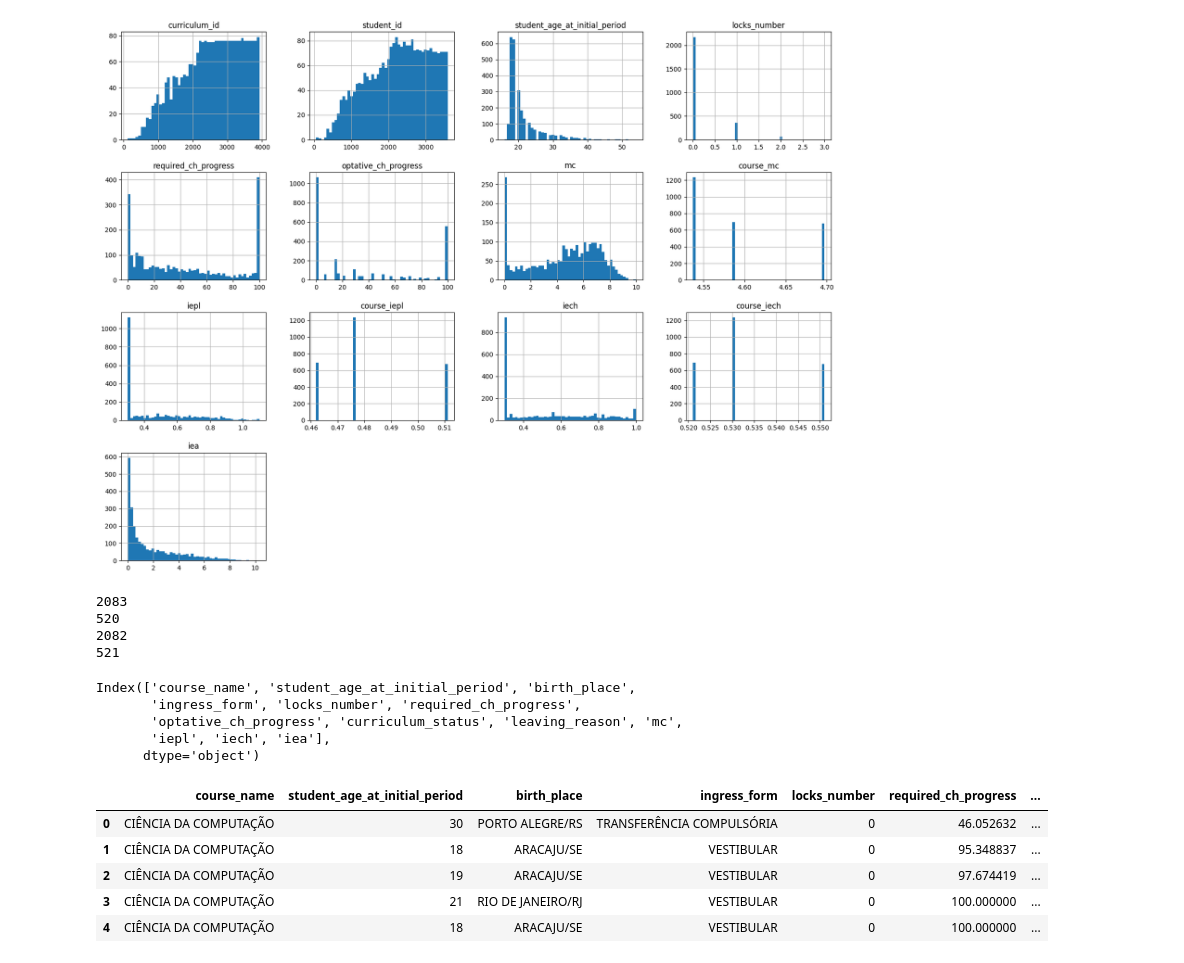
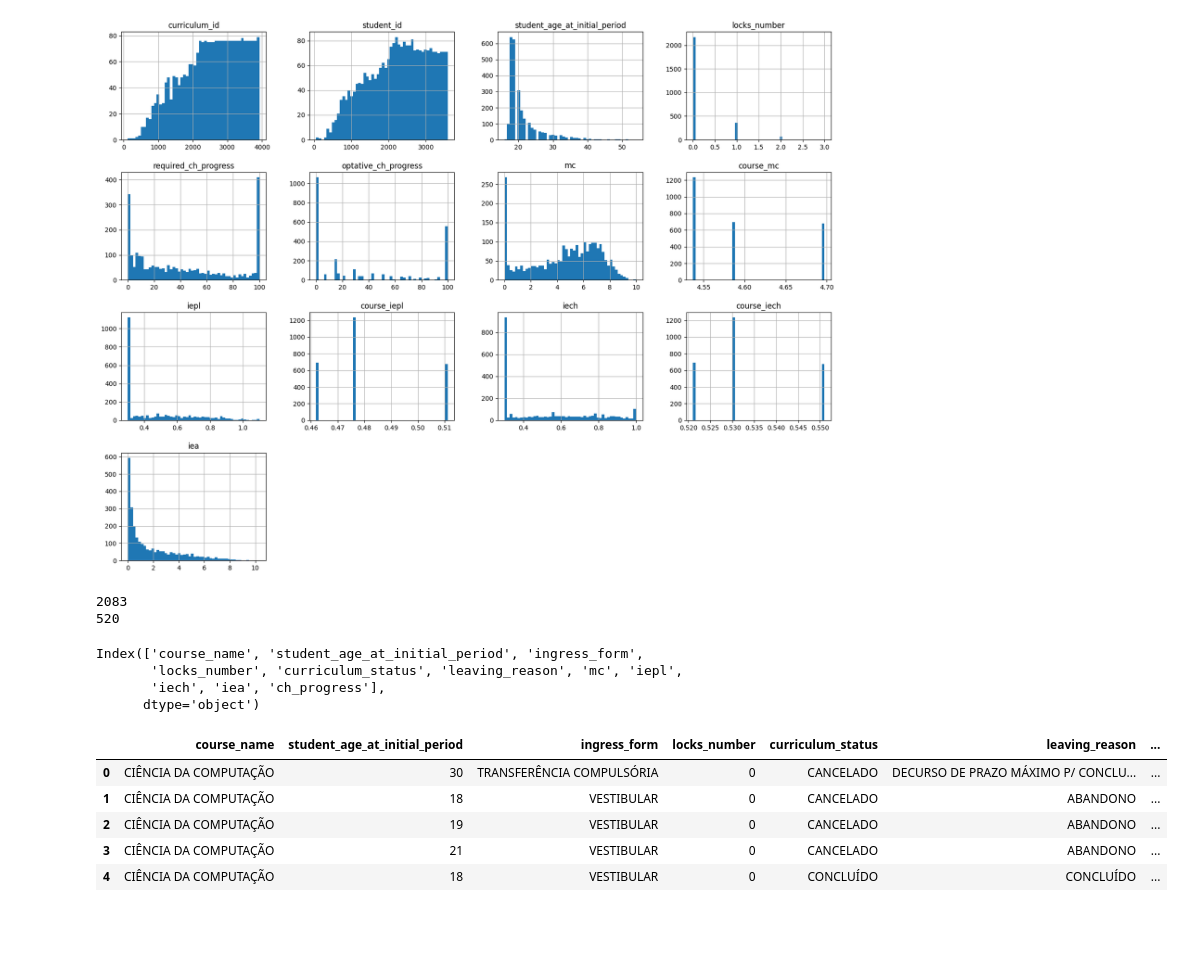
Before and after one commit to GabrielTxrs/Machine-Learning, a Jupyter notebook: ATIVIDADE-1/discentes.ipynb, the cells around one changed output. Drawn from its saved outputs; the diff is of its cells as text; code cells hidden in the pictures; blank space fills up the shorter version.

```diff
--- a/ATIVIDADE-1/discentes.ipynb
+++ b/ATIVIDADE-1/discentes.ipynb
@@ -61,38 +66,37 @@ print(len(train_set))
 print(len(test_set))
 
 # O Sklearn tambem tem uma função que cria um test set e um training set
-from sklearn.model_selection import train_test_split # type: ignore
-train_set2, test_set2 = train_test_split(discentes, test_size=0.2, random_state=42)
-print(len(train_set2))
-print(len(test_set2))
+# from sklearn.model_selection import train_test_split # type: ignore
+# train_set2, test_set2 = train_test_split(discentes, test_size=0.2, random_state=42)
+# print(len(train_set2))
+# print(len(test_set2))
 # %% [output]
 2083
 520
-2082
-521
 # %%
 # Agora, vou remover colunas que acredito que não são relevantes para meu modelo
 # print(discentes.columns)
+
 discentes_reduzido = discentes.drop(['curriculum_id', 'student_id', 'centro', 'department_name',
-'course_iepl', 'course_mc', 'course_iech', 'birthday'], axis=1)
+'course_iepl', 'course_mc','birth_place', 'course_iech', 'birthday'], axis=1)
 
+# Decidi juntar as cargas horarias obrigatórias e optativas em uma só coluna, para simplificar o modelo
+discentes_reduzido['ch_progress'] = (discentes_reduzido['optative_ch_progress'] +
+                                     discentes_reduzido['required_ch_progress'])/200
+discentes_reduzido = discentes_reduzido.drop(['optative_ch_progress', 'required_ch_progress'], axis=1)
 print(discentes_reduzido.columns)
 discentes_reduzido.head()
-# discentes_reduzido.describe()
-
-# discentes_reduzido.hist(bins=50, figsize=(20,15))
 # %% [output]
-Index(['course_name', 'student_age_at_initial_period', 'birth_place',
-       'ingress_form', 'locks_number', 'required_ch_progress',
-       'optative_ch_progress', 'curriculum_status', 'leaving_reason', 'mc',
-       'iepl', 'iech', 'iea'],
+Index(['course_name', 'student_age_at_initial_period', 'ingress_form',
+       'locks_number', 'curriculum_status', 'leaving_reason', 'mc', 'iepl',
+       'iech', 'iea', 'ch_progress'],
       dtype='object')
-|  | course_name | student_age_at_initial_period | birth_place | ingress_form | locks_number | required_ch_progress | ... |
-| 0 | CIÊNCIA DA COMPUTAÇÃO | 30 | PORTO ALEGRE/RS | TRANSFERÊNCIA COMPULSÓRIA | 0 | 46.052632 | ... |
-| 1 | CIÊNCIA DA COMPUTAÇÃO | 18 | ARACAJU/SE | VESTIBULAR | 0 | 95.348837 | ... |
-| 2 | CIÊNCIA DA COMPUTAÇÃO | 19 | ARACAJU/SE | VESTIBULAR | 0 | 97.674419 | ... |
-| 3 | CIÊNCIA DA COMPUTAÇÃO | 21 | RIO DE JANEIRO/RJ | VESTIBULAR | 0 | 100.000000 | ... |
-| 4 | CIÊNCIA DA COMPUTAÇÃO | 18 | ARACAJU/SE | VESTIBULAR | 0 | 100.000000 | ... |
+|  | course_name | student_age_at_initial_period | ingress_form | locks_number | curriculum_status | leaving_reason | ... |
+| 0 | CIÊNCIA DA COMPUTAÇÃO | 30 | TRANSFERÊNCIA COMPULSÓRIA | 0 | CANCELADO | DECURSO DE PRAZO MÁXIMO P/ CONCLU... | ... |
+| 1 | CIÊNCIA DA COMPUTAÇÃO | 18 | VESTIBULAR | 0 | CANCELADO | ABANDONO | ... |
+| 2 | CIÊNCIA DA COMPUTAÇÃO | 19 | VESTIBULAR | 0 | CANCELADO | ABANDONO | ... |
+| 3 | CIÊNCIA DA COMPUTAÇÃO | 21 | VESTIBULAR | 0 | CANCELADO | ABANDONO | ... |
+| 4 | CIÊNCIA DA COMPUTAÇÃO | 18 | VESTIBULAR | 0 | CONCLUÍDO | CONCLUÍDO | ... |
 # %%
 from sklearn.preprocessing import LabelEncoder # type: ignore
 
```
Also changed, not shown: parts of 3 cells of this notebook.
